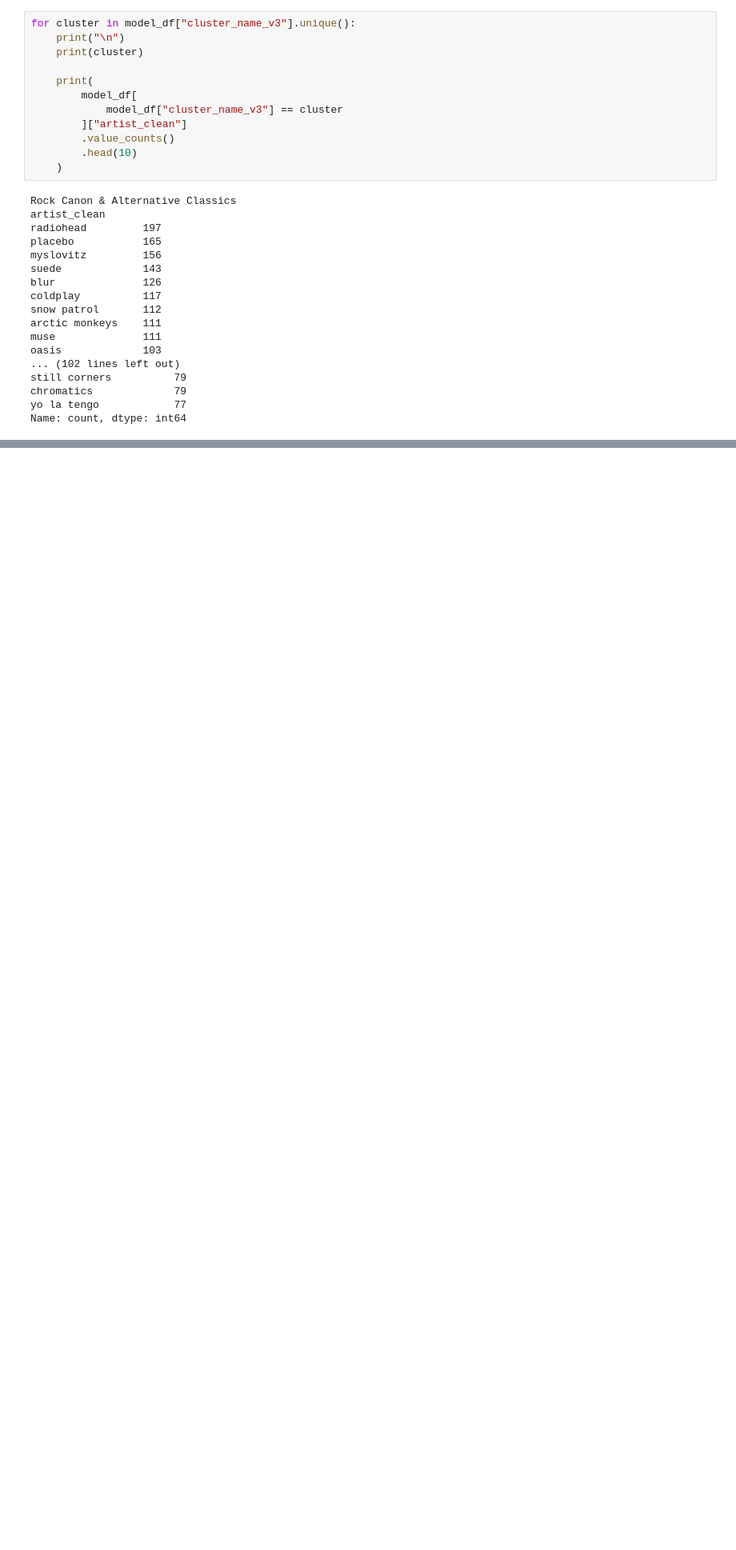
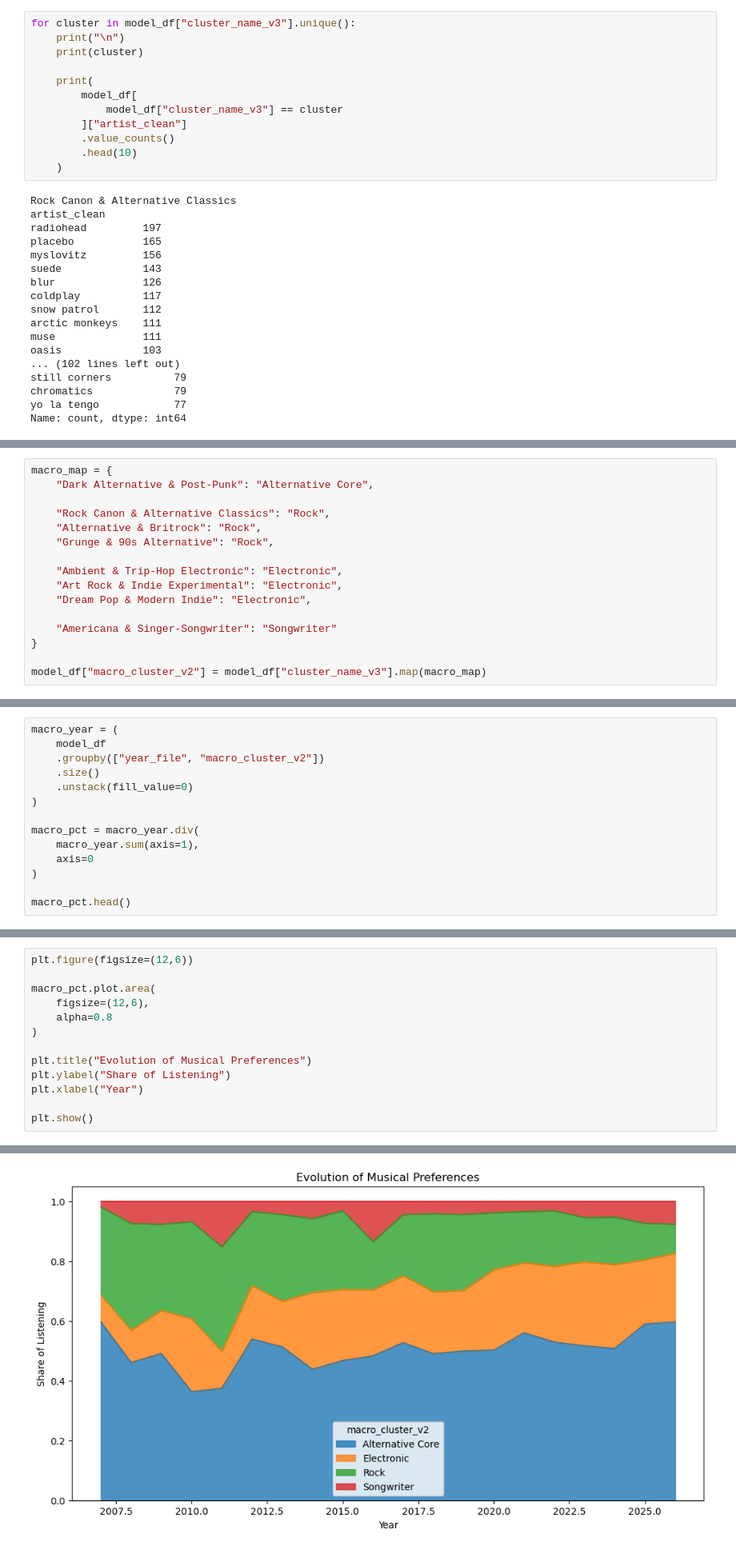
Before and after one commit to fredzell/music-mood-profiler, a Jupyter notebook: notebooks/06_lastfm_clusters_visualization_umap.ipynb, the cells around one changed output, grey strips where cells are left out. Shown at 80% size. Saved outputs shown, nothing was run; the diff lists cells and outputs as text; blank space fills up the shorter version.

Commit message:
Final data experiments/analysis

```diff
--- a/notebooks/06_lastfm_clusters_visualization_umap.ipynb
+++ b/notebooks/06_lastfm_clusters_visualization_umap.ipynb
@@ -516,0 +587,16 @@ Name: count, dtype: int64
+# %%
+macro_map = {
+    "Dark Alternative & Post-Punk": "Alternative Core",
+
+    "Rock Canon & Alternative Classics": "Rock",
+    "Alternative & Britrock": "Rock",
+    "Grunge & 90s Alternative": "Rock",
+
+    "Ambient & Trip-Hop Electronic": "Electronic",
+    "Art Rock & Indie Experimental": "Electronic",
+    "Dream Pop & Modern Indie": "Electronic",
+
+    "Americana & Singer-Songwriter": "Songwriter"
+}
+
+model_df["macro_cluster_v2"] = model_df["cluster_name_v3"].map(macro_map)
@@ -516,0 +622,14 @@ Name: count, dtype: int64
+# %%
+macro_year = (
+    model_df
+    .groupby(["year_file", "macro_cluster_v2"])
+    .size()
+    .unstack(fill_value=0)
+)
+
+macro_pct = macro_year.div(
+    macro_year.sum(axis=1),
+    axis=0
+)
+
+macro_pct.head()
@@ -516,0 +654,14 @@ Name: count, dtype: int64
+# %%
+plt.figure(figsize=(12,6))
+
+macro_pct.plot.area(
+    figsize=(12,6),
+    alpha=0.8
+)
+
+plt.title("Evolution of Musical Preferences")
+plt.ylabel("Share of Listening")
+plt.xlabel("Year")
+
+plt.show()
+# %% [output]
@@ -516,0 +669 @@ Name: count, dtype: int64
+[figure, added]
```
Also changed, not shown: parts of 15 cells of this notebook.
